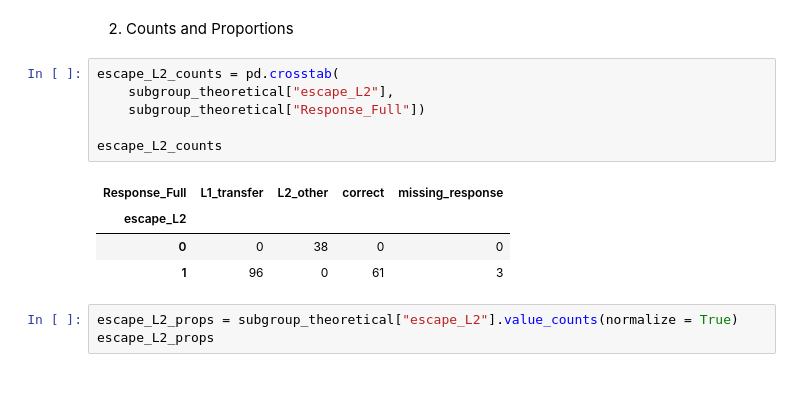
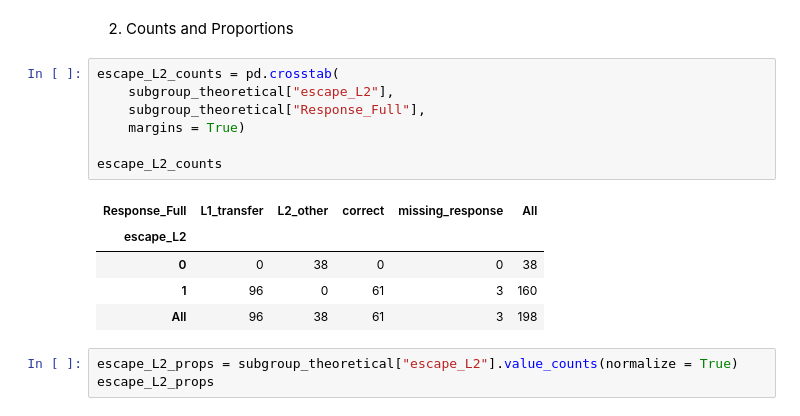
Before and after one commit to RoSoMu/counterfactual-desiderative-processing, a Jupyter notebook: notebooks/modeling/08_escape_L2.ipynb, the cells around one changed output. Cells and saved outputs as stored; diff of their text form; blank space fills up the shorter version.

```diff
--- a/notebooks/modeling/08_escape_L2.ipynb
+++ b/notebooks/modeling/08_escape_L2.ipynb
@@ -38,14 +51,16 @@ subgroup_theoretical["escape_L2"] = (
 # %%
 escape_L2_counts = pd.crosstab(
     subgroup_theoretical["escape_L2"],
-    subgroup_theoretical["Response_Full"])
+    subgroup_theoretical["Response_Full"],
+    margins = True)
 
 escape_L2_counts
 # %% [output]
-| Response_Full | L1_transfer | L2_other | correct | missing_response |
-| escape_L2 |  |  |  |  |
-| 0 | 0 | 38 | 0 | 0 |
-| 1 | 96 | 0 | 61 | 3 |
+| Response_Full | L1_transfer | L2_other | correct | missing_response | All |
+| escape_L2 |  |  |  |  |  |
+| 0 | 0 | 38 | 0 | 0 | 38 |
+| 1 | 96 | 0 | 61 | 3 | 160 |
+| All | 96 | 38 | 61 | 3 | 198 |
 # %%
 escape_L2_props = subgroup_theoretical["escape_L2"].value_counts(normalize = True)
 escape_L2_props
```
Also changed, not shown: parts of 16 cells of this notebook, 3 other files.
